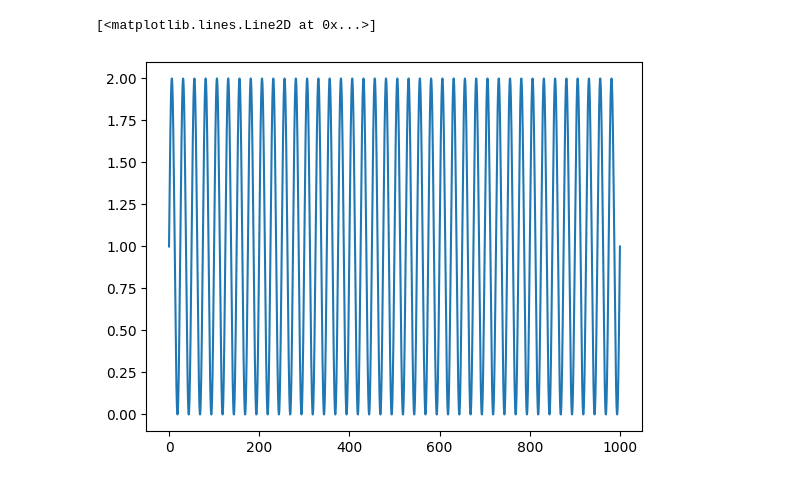
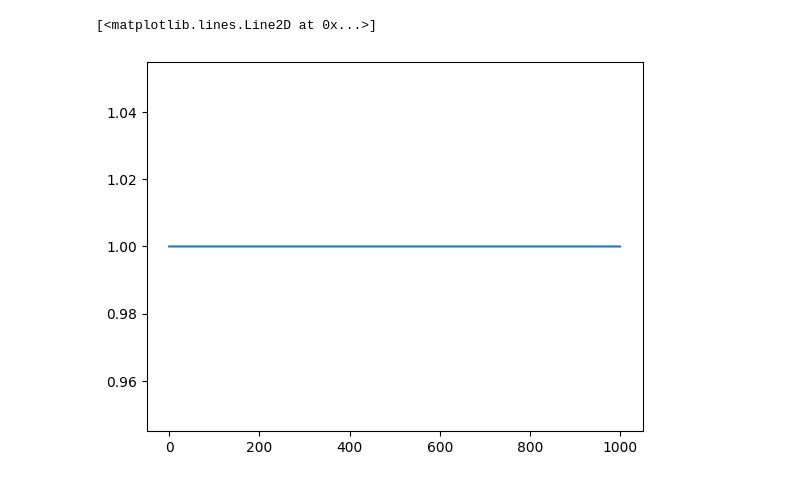
Before and after one commit to suanno/stage2, a Jupyter notebook: codes_tdgl/2D/fileCin generation/generate.ipynb, the cells around one changed output. Drawn from its saved outputs; the diff is of its cells as text; code cells hidden in the pictures.

```diff
--- a/codes_tdgl/2D/fileCin generation/generate.ipynb
+++ b/codes_tdgl/2D/fileCin generation/generate.ipynb
@@ -13,17 +13,17 @@ ts = np.linspace(0,tspan,N)
 # %%
 # Create evolution directory
 name = "fileCin.dat"
 dir = "../" + name
 # Copy files
 f = open(dir, "w")
 for i in np.arange(0,N):
-    T = 25
+    T = 1/25
     Cs[i] = 1 + 1*np.sin(2*np.pi*ts[i]/T)
-    #Cs[i] = 0.1
+    Cs[i] = 1
     f.write(str(ts[i]) + " " + str(Cs[i]) + "\n")
 f.close()
 
 plt.plot(ts, Cs)
 # %% [output]
 [<matplotlib.lines.Line2D at 0x...>]
-[figure, old version]
+[figure, new version]
```
Also changed, not shown: 35 other files.
